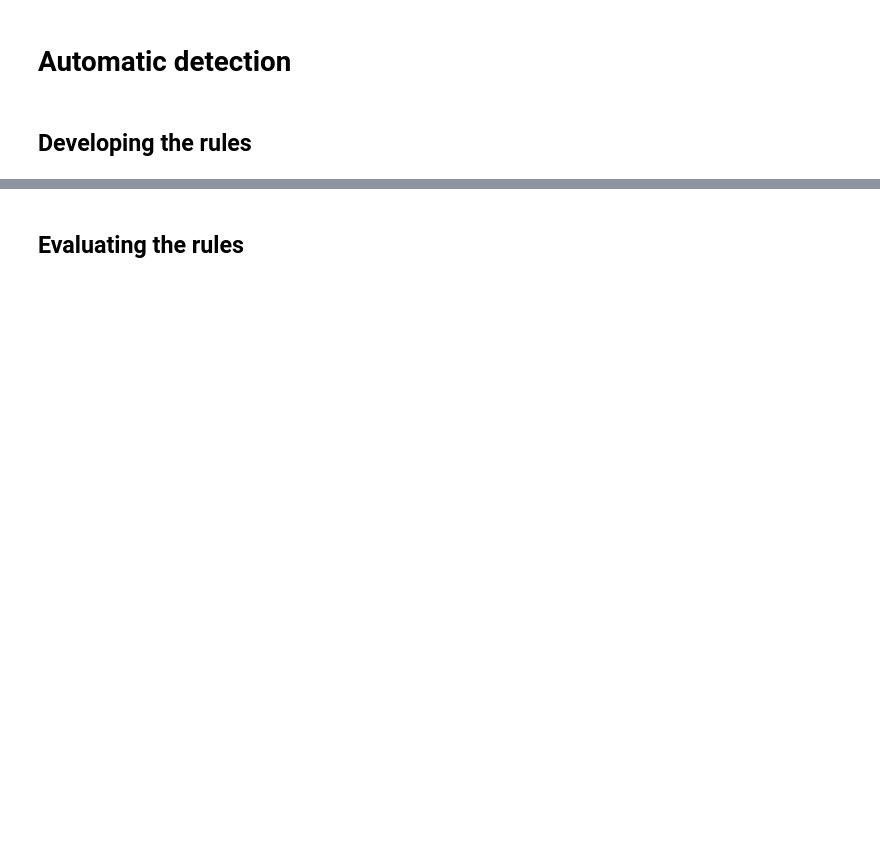
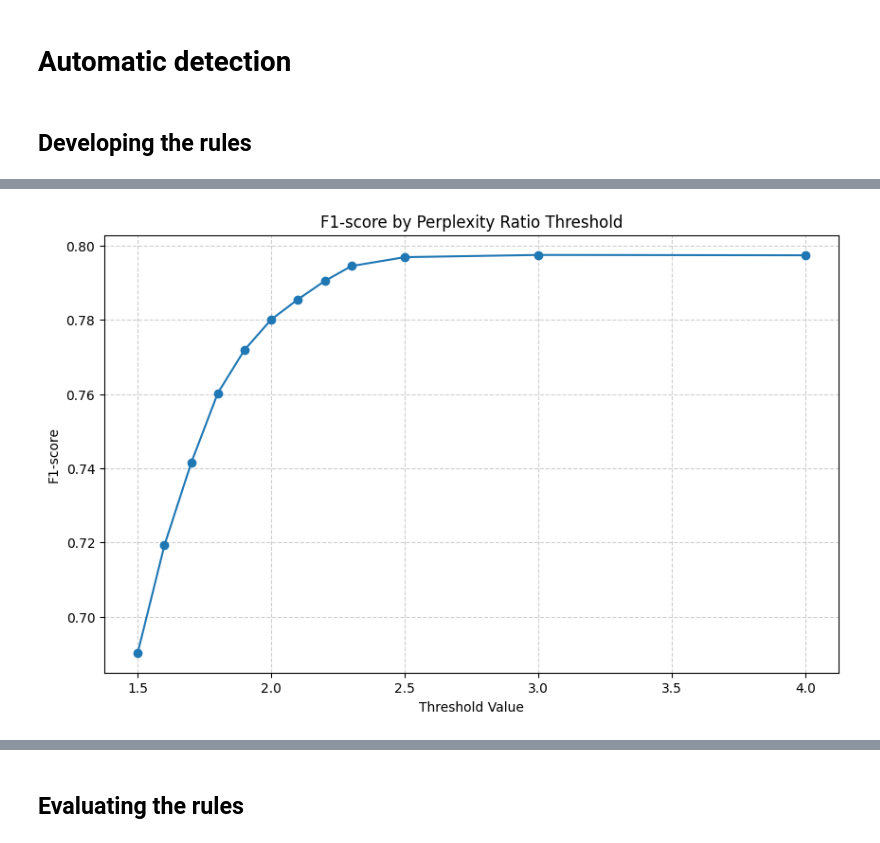
Before and after one commit to bekahma/augment_framework, a Jupyter notebook: notebooks/annotation_analysis.ipynb, the cells around one changed output, grey strips where cells are left out. Cells and saved outputs as stored; diff of their text form; code cells hidden in the pictures; blank space fills up the shorter version.

```diff
--- a/notebooks/annotation_analysis.ipynb
+++ b/notebooks/annotation_analysis.ipynb
@@ -918,0 +535,13 @@ ax.legend(bbox_to_anchor=(1.05, 1), loc="upper left")
+# %%
+# Ablation Study for Perplexity Threshold Across Modification Types, F1 lineplot
+fig, ax = plt.subplots(1, 1, figsize=(10, 6))
+modifications = ['prepositions', 'synonym_substitution', 'change_voice', 'AAE', 'formal']
+values=[1.5, 1.6, 1.7, 1.8, 1.9, 2, 2.1, 2.2, 2.3, 2.5, 3, 4]
+plot_all(ax, modifications, all_annotated_df, "perplexity", values, metrics=('f1'), rules_to_remove=['inst_adher', "sim", "jac_pos_sim", "syn_cosine", "sim_bert", "sim_rouge"])
+ax.set_title(f"F1-score by Perplexity Ratio Threshold")
+ax.set_xlabel("Threshold Value")
+ax.set_ylabel("F1-score")
+ax.grid(True, linestyle="--", alpha=0.6)
+tikzplotlib.save(f"tex_files/thresholds/f1_score_perplexity.tex")
+# %% [output]
+[figure, added]
```
Also changed, not shown: parts of 57 cells of this notebook, 13 other files.
